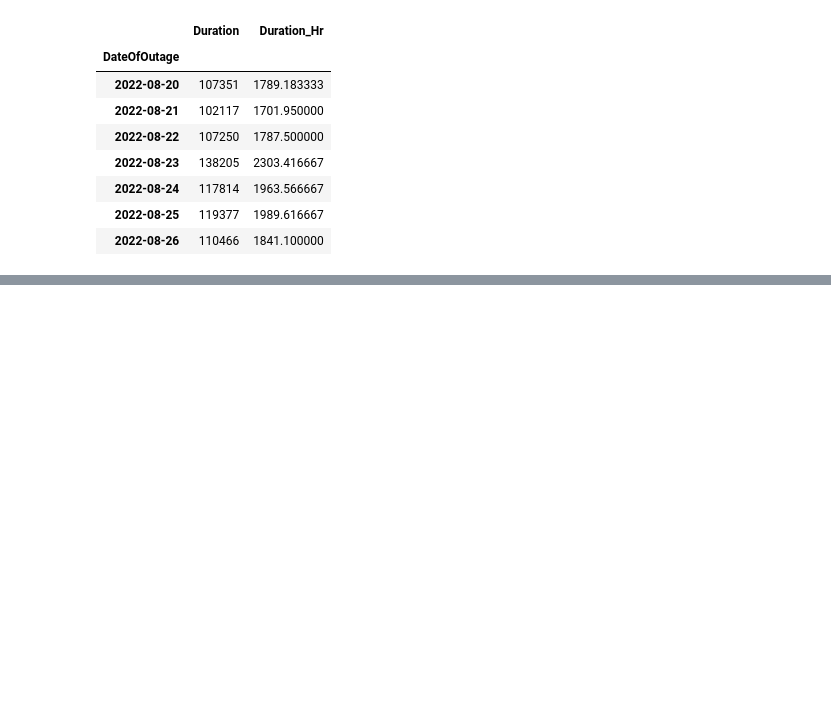
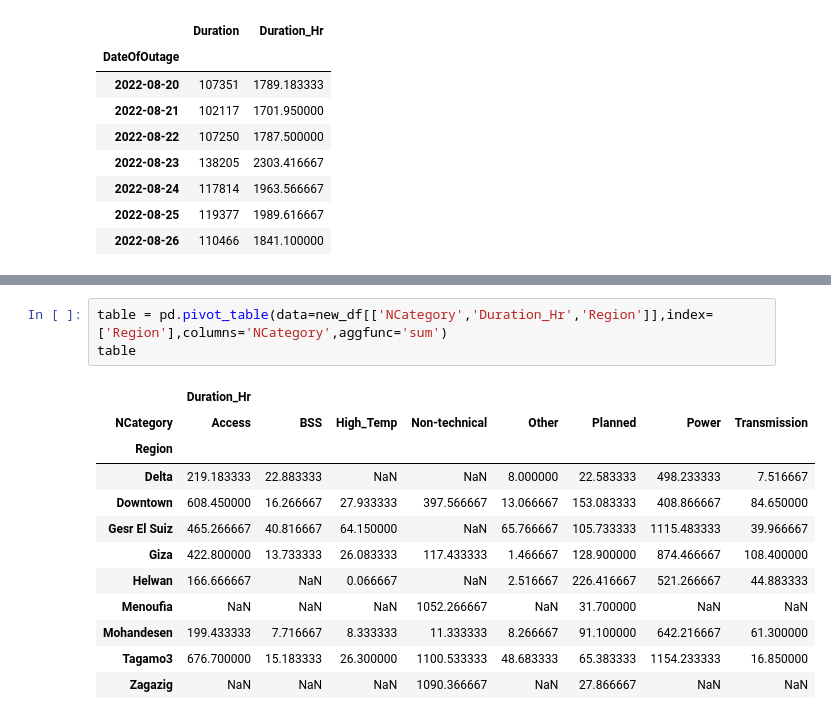
Before and after one commit to Ayman-Abdeen/Ayman-Abdeen-DataAnalysis-A, a Jupyter notebook: Data_Summarization_using_python.ipynb, the cells around one changed output, grey strips where cells are left out. Saved outputs shown, nothing was run; the diff lists cells and outputs as text; blank space fills up the shorter version.

```diff
--- a/Data_Summarization_using_python.ipynb
+++ b/Data_Summarization_using_python.ipynb
@@ -376,0 +391,16 @@ SumOfDuration_HrDateOfOutage
+# %%
+table = pd.pivot_table(data=new_df[['NCategory','Duration_Hr','Region']],index=['Region'],columns='NCategory',aggfunc='sum')
+table
+# %% [output]
+|  | Duration_Hr |  |  |  |  |  |  |  |
+| NCategory | Access | BSS | High_Temp | Non-technical | Other | Planned | Power | Transmission |
+| Region |  |  |  |  |  |  |  |  |
+| Delta | 219.183333 | 22.883333 | NaN | NaN | 8.000000 | 22.583333 | 498.233333 | 7.516667 |
+| Downtown | 608.450000 | 16.266667 | 27.933333 | 397.566667 | 13.066667 | 153.083333 | 408.866667 | 84.650000 |
+| Gesr El Suiz | 465.266667 | 40.816667 | 64.150000 | NaN | 65.766667 | 105.733333 | 1115.483333 | 39.966667 |
+| Giza | 422.800000 | 13.733333 | 26.083333 | 117.433333 | 1.466667 | 128.900000 | 874.466667 | 108.400000 |
+| Helwan | 166.666667 | NaN | 0.066667 | NaN | 2.516667 | 226.416667 | 521.266667 | 44.883333 |
+| Menoufia | NaN | NaN | NaN | 1052.266667 | NaN | 31.700000 | NaN | NaN |
+| Mohandesen | 199.433333 | 7.716667 | 8.333333 | 11.333333 | 8.266667 | 91.100000 | 642.216667 | 61.300000 |
+| Tagamo3 | 676.700000 | 15.183333 | 26.300000 | 1100.533333 | 48.683333 | 65.383333 | 1154.233333 | 16.850000 |
+| Zagazig | NaN | NaN | NaN | 1090.366667 | NaN | 27.866667 | NaN | NaN |
```
Also changed, not shown: parts of 1 cell of this notebook.
